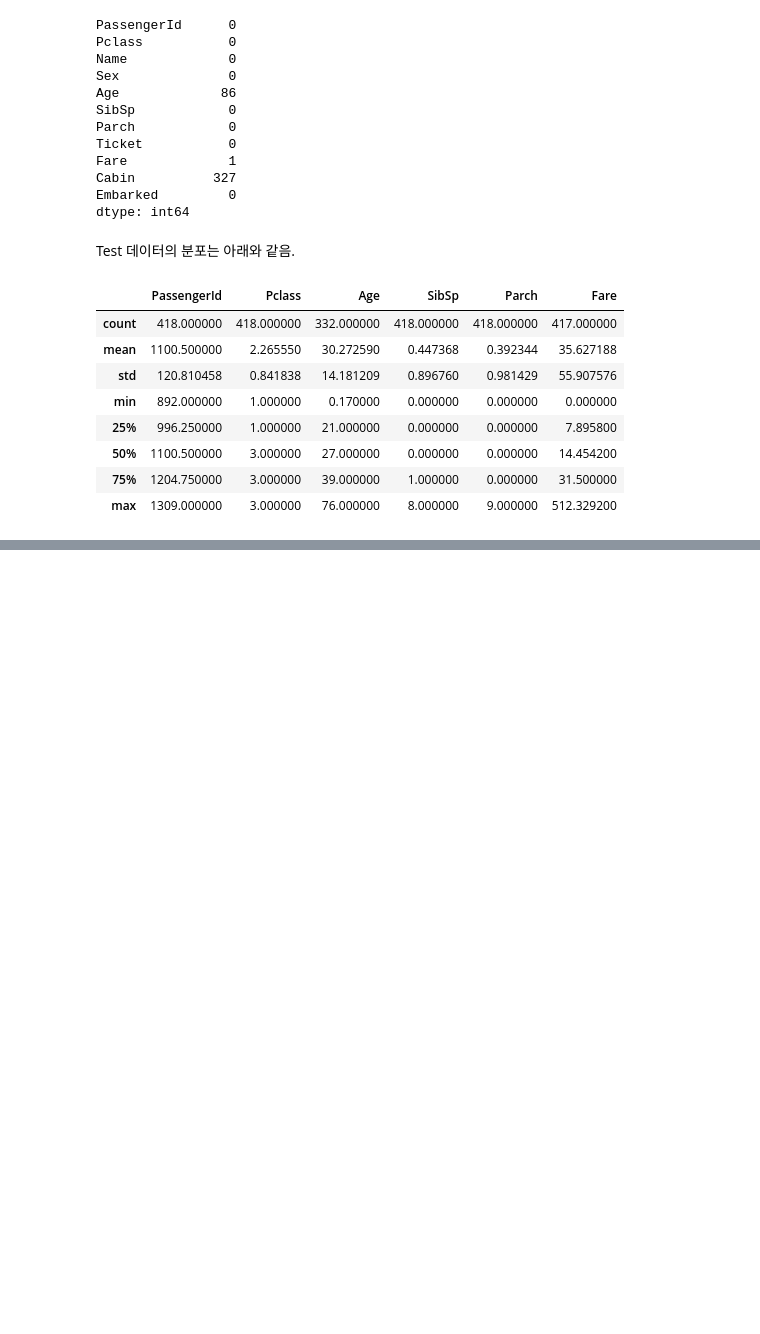
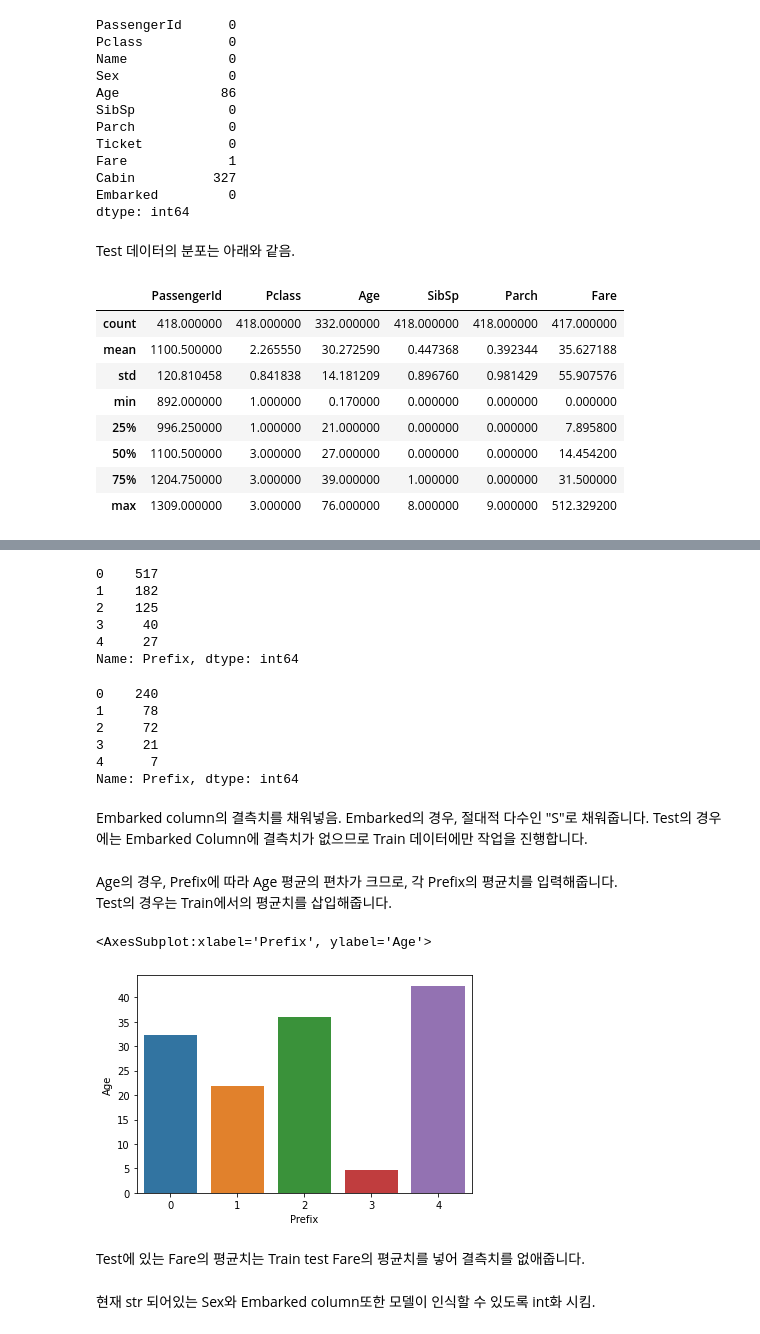
Before and after one commit to psrpsj/Titanic, a Jupyter notebook: titanic.ipynb, the cells around one changed output, grey strips where cells are left out. Drawn from its saved outputs; the diff is of its cells as text; code cells hidden in the pictures; blank space fills up the shorter version.

```diff
--- a/titanic.ipynb
+++ b/titanic.ipynb
@@ -165,3 +204,34 @@ Cabin의 경우 결측치가 너무 많으므로 추후 drop함.
+# %%
+pre_dict = {"Mr":0, "Miss":1, "Mrs":2, "Master":3, "Dr":4, "Rev":4, "Major":4, "Col":4, "Mlle":4, "Ms":4, "Countess":4, "Jonkheer":4, "Lady":4, "Capt":4, "Don":4, "Sir":4, "Mme":4, "Dona":4}
+train["Prefix"] = train["Prefix"].map(pre_dict)
+test["Prefix"] = test["Prefix"].map(pre_dict)
+# %%
+train["Prefix"].value_counts()
+# %% [output]
+0    517
+1    182
+2    125
+3     40
+4     27
+Name: Prefix, dtype: int64
+# %%
+test["Prefix"].value_counts()
+# %% [output]
+0    240
+1     78
+2     72
+3     21
+4      7
+Name: Prefix, dtype: int64
+# %% [markdown]
+Embarked column의 결측치를 채워넣음. Embarked의 경우, 절대적 다수인 "S"로 채워줍니다. Test의 경우에는 Embarked Column에 결측치가 없으므로 Train 데이터에만 작업을 진행합니다.
 # %%
-train["Age"].fillna(train["Age"].mean(), inplace=True)
 train["Embarked"].fillna(train["Embarked"].mode()[0], inplace=True)
+# %% [markdown]
+Age의 경우, Prefix에 따라 Age 평균의 편차가 크므로, 각 Prefix의 평균치를 입력해줍니다.
+Test의 경우는 Train에서의 평균치를 삽입해줍니다.
+# %%
+sb.barplot(x="Prefix", y="Age", ci=None, data= train)
+# %% [output]
+<AxesSubplot:xlabel='Prefix', ylabel='Age'>
+[figure, added]
@@ -167,0 +245,2 @@ train["Embarked"].fillna(train["Embarked"].mode()[0], inplace=True)
+# %% [markdown]
+Test에 있는 Fare의 평균치는 Train test Fare의 평균치를 넣어 결측치를 없애줍니다.
@@ -167,0 +249,2 @@ train["Embarked"].fillna(train["Embarked"].mode()[0], inplace=True)
+# %% [markdown]
+현재 str 되어있는 Sex와 Embarked column또한 모델이 인식할 수 있도록 int화 시킴.
```
Also changed, not shown: parts of 49 cells of this notebook.
